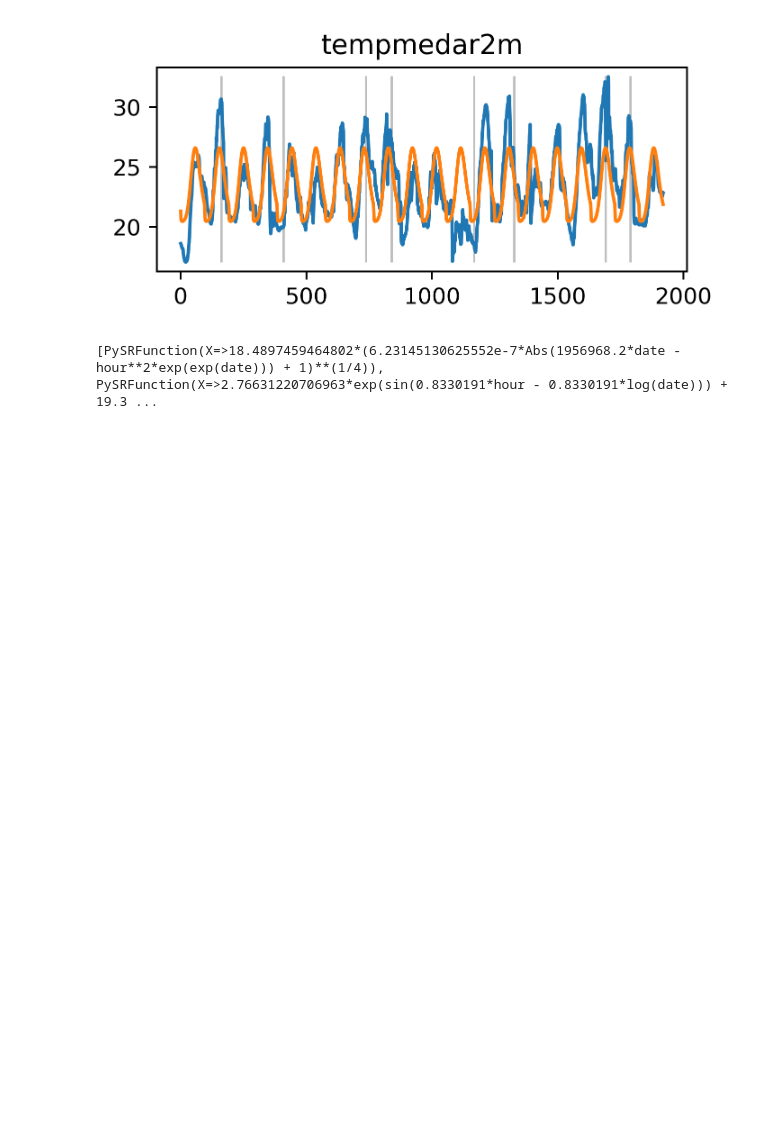
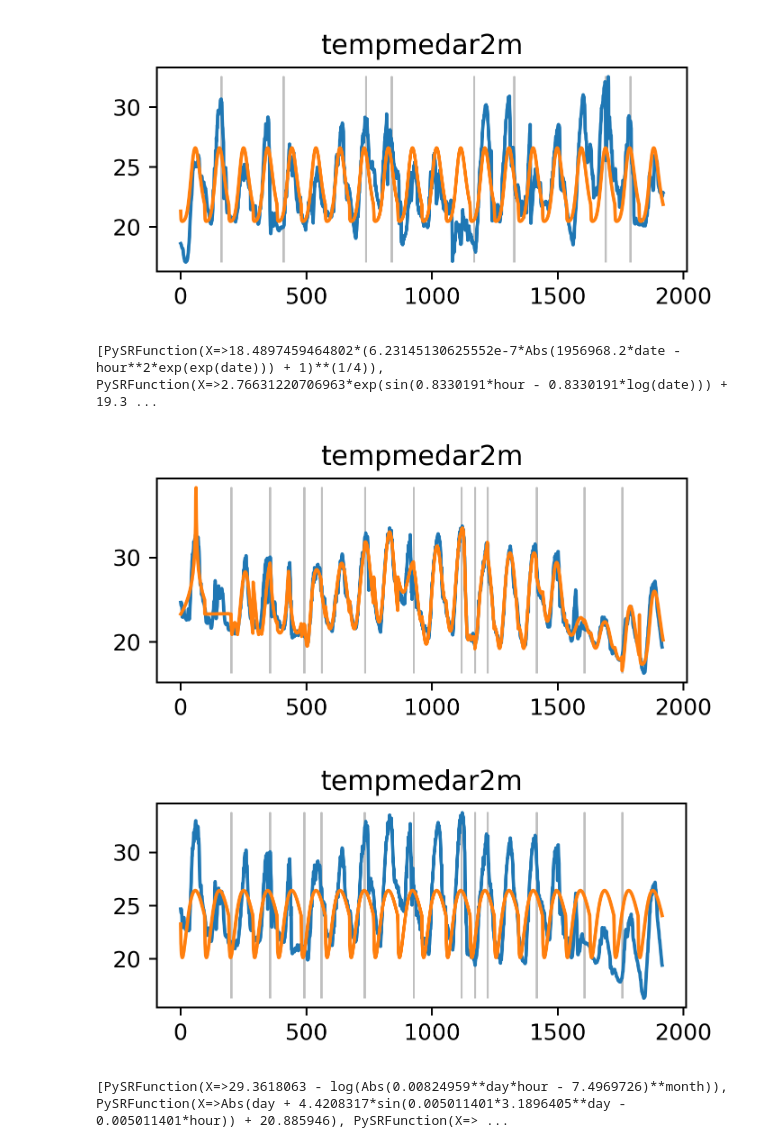
Before and after one commit to BobVitorBob/XTSTree, a Jupyter notebook: XTSTree.ipynb, the cells around one changed output. Saved outputs shown, nothing was run; the diff lists cells and outputs as text; code cells hidden in the pictures; blank space fills up the shorter version.

```diff
--- a/XTSTree.ipynb
+++ b/XTSTree.ipynb
@@ -213,7 +204,7 @@ def sr_on_series(X: pd.DataFrame, y: Iterable):
   model.fit(X, y)
   return model
 # %%
-X = series[['date', 'hour']]
+X = series[['day_id', 'hour']]
 y = series[feature]
 
 print('SR na série toda')
@@ -228,7 +219,7 @@ cut_series = xtstree.cut_series(series)
 cut_series_models = []
 
 for s in cut_series:
-	X = s[['date', 'hour']]
+	X = s[['day_id', 'hour']]
 	y = s[feature]
 
 	cut_series_models.append(sr_on_series(X, y))
@@ -260,3 +249,20 @@ print([model.get_best()['lambda_format'] for model in cut_series_models])
 [figure]
 [figure]
 [PySRFunction(X=>18.4897459464802*(6.23145130625552e-7*Abs(1956968.2*date - hour**2*exp(exp(date))) + 1)**(1/4)), PySRFunction(X=>2.76631220706963*exp(sin(0.8330191*hour - 0.8330191*log(date))) + 19.3 ...
+# %%
+# series_path = '/content/drive/MyDrive/IDR-PR/Dados/por estacao/23025122/export_automaticas_23025122_tempsolocm40cm.csv'
+feature = 'tempmedar2m'
+# ventodir10m
+series_path = f'../../../Dados/por estacao/23025122/export_automaticas_23025122_{feature}.csv'
+series_full = pd.read_csv(series_path)
+
+date_dict = {}
+for i, date in enumerate(series_full.groupby(['date'])):
+  date_dict[date[0]] = i
+
+series_full['day'] = [int(date.split('-')[2]) for date in series_full['date'].to_list()]
+series_full['month'] = [int(date.split('-')[1]) for date in series_full['date'].to_list()]
+series_full['year'] = [int(date.split('-')[0]) for date in series_full['date'].to_list()]
+series_full['day_id'] = [date_dict[date] for date in series_full['date'].to_list()]
+series_full['hour'] = [(int(int(h.split(':')[1])/15) + int(h.split(':')[0]) * 4) * 15 for h in series_full['hour'].to_list()]
+series_full[feature] = series_full[feature].where(np.isfinite, series_full[feature].shift(fill_value=0))
@@ -262,0 +315,14 @@ print([model.get_best()['lambda_format'] for model in cut_series_models])
+# %%
+full_series_pred_2017 = full_series_model.predict(past_month_series[['day', 'month', 'hour']])
+
+cut_series_pred_2017 = np.concatenate([model.predict(series) for model, series in zip(cut_series_models, cut_series)])
+
+plot(past_month_series[feature], sec_plots=[cut_series_pred_2017], divisions=xtstree.cut_points(), title=feature)
+
+plot(past_month_series[feature], sec_plots=[full_series_pred_2017], divisions=xtstree.cut_points(), title=feature)
+
+print([model.get_best()['lambda_format'] for model in cut_series_models])
+# %% [output]
+[figure, added]
+[figure, added]
+[PySRFunction(X=>29.3618063 - log(Abs(0.00824959**day*hour - 7.4969726)**month)), PySRFunction(X=>Abs(day + 4.4208317*sin(0.005011401*3.1896405**day - 0.005011401*hour)) + 20.885946), PySRFunction(X=> ...
```
Also changed, not shown: parts of 9 cells of this notebook.
